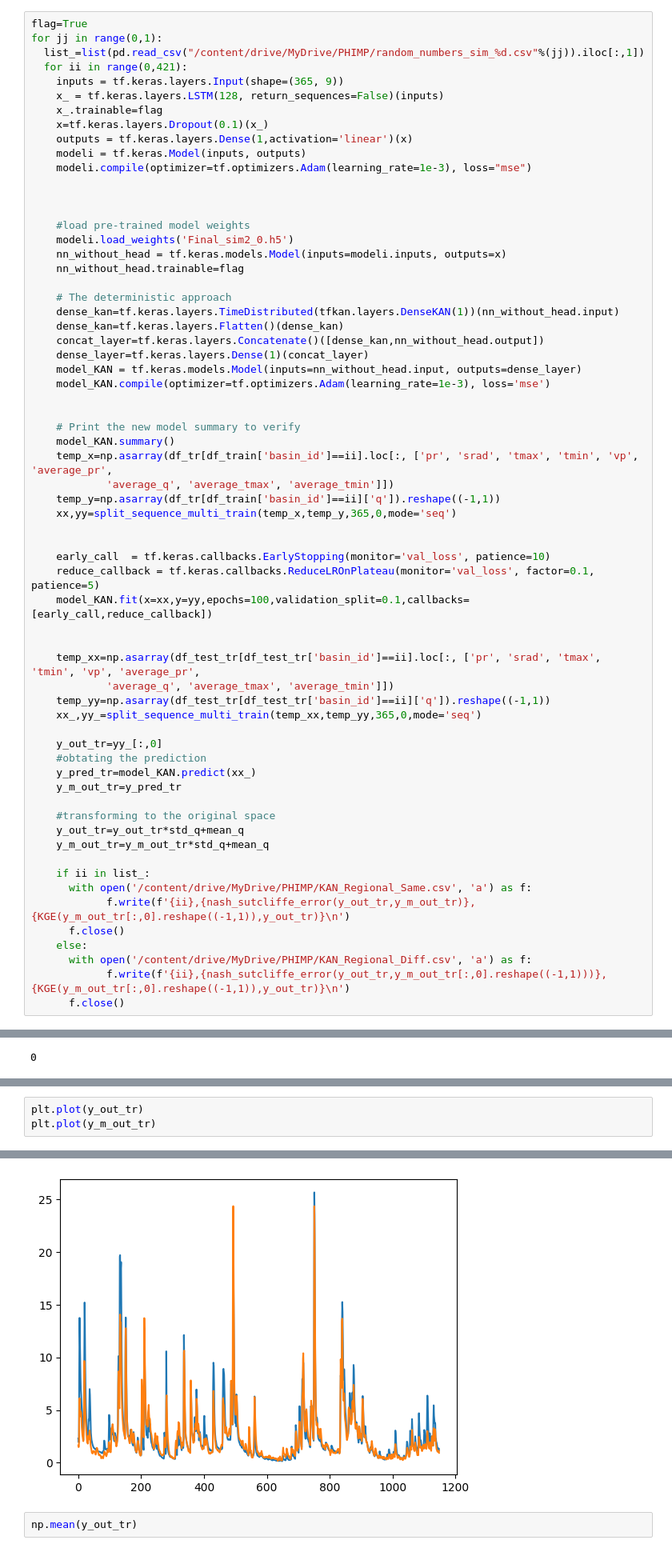
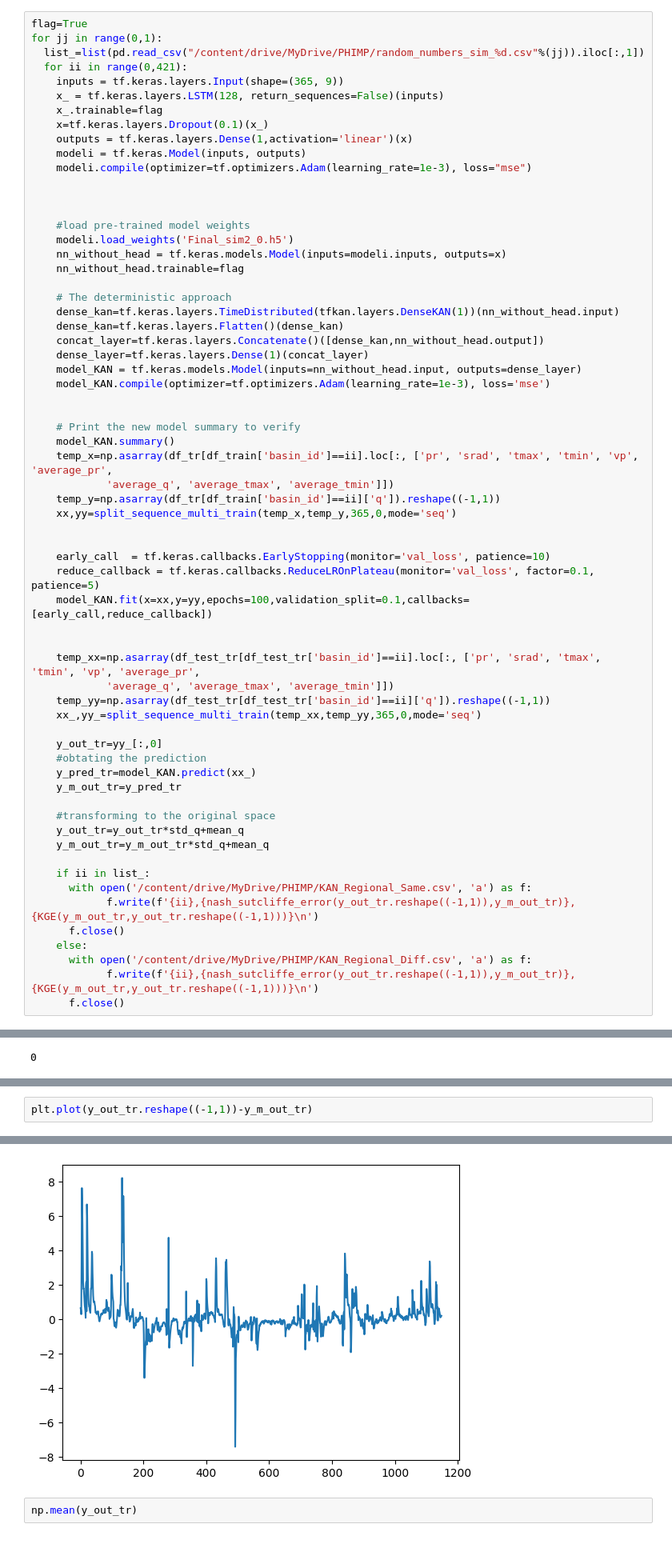
Before and after one commit to sinajahangir/HydrologicalDL_Colab, a Jupyter notebook: KAN_Hydrology_v1.ipynb, the cells around one changed output, grey strips where cells are left out. Shown: that part at 80% size. Drawn from its saved outputs; the diff is of its cells as text.

```diff
--- a/KAN_Hydrology_v1.ipynb
+++ b/KAN_Hydrology_v1.ipynb
@@ -346,10 +346,10 @@ for jj in range(0,1):
 
     if ii in list_:
       with open('/content/drive/MyDrive/PHIMP/KAN_Regional_Same.csv', 'a') as f:
-            f.write(f'{ii},{nash_sutcliffe_error(y_out_tr,y_m_out_tr)},{KGE(y_m_out_tr[:,0].reshape((-1,1)),y_out_tr)}\n')
+            f.write(f'{ii},{nash_sutcliffe_error(y_out_tr.reshape((-1,1)),y_m_out_tr)},{KGE(y_m_out_tr,y_out_tr.reshape((-1,1)))}\n')
       f.close()
     else:
       with open('/content/drive/MyDrive/PHIMP/KAN_Regional_Diff.csv', 'a') as f:
-            f.write(f'{ii},{nash_sutcliffe_error(y_out_tr,y_m_out_tr[:,0].reshape((-1,1)))},{KGE(y_m_out_tr[:,0].reshape((-1,1)),y_out_tr)}\n')
+            f.write(f'{ii},{nash_sutcliffe_error(y_out_tr.reshape((-1,1)),y_m_out_tr)},{KGE(y_m_out_tr,y_out_tr.reshape((-1,1)))}\n')
       f.close()
 # %% [output]
@@ -408,11 +412,10 @@ print(y_m_out_tr)
  [1.0500925 ]
  [0.88069904]]
 # %%
-plt.plot(y_out_tr)
-plt.plot(y_m_out_tr)
+plt.plot(y_out_tr.reshape((-1,1))-y_m_out_tr)
 # %% [output]
 [<matplotlib.lines.Line2D at 0x...>]
-[figure, old version]
+[figure, new version]
 # %%
 np.mean(y_out_tr)
 # %% [output]
```
Also changed, not shown: parts of 3 cells of this notebook.
